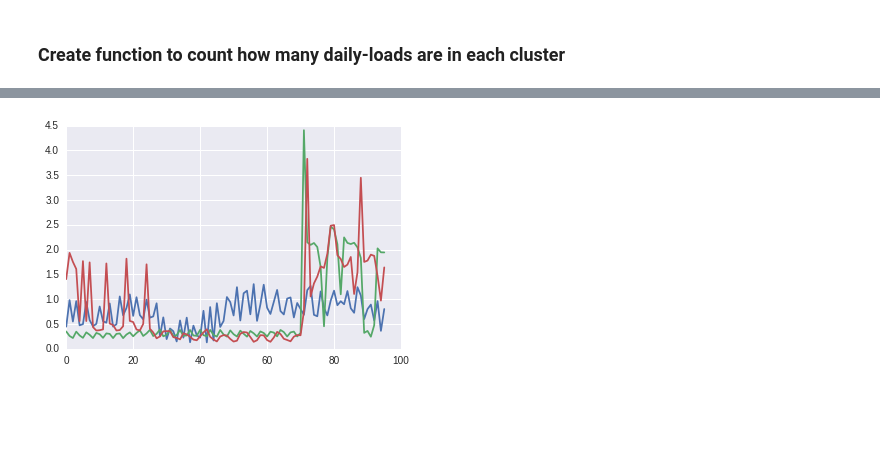
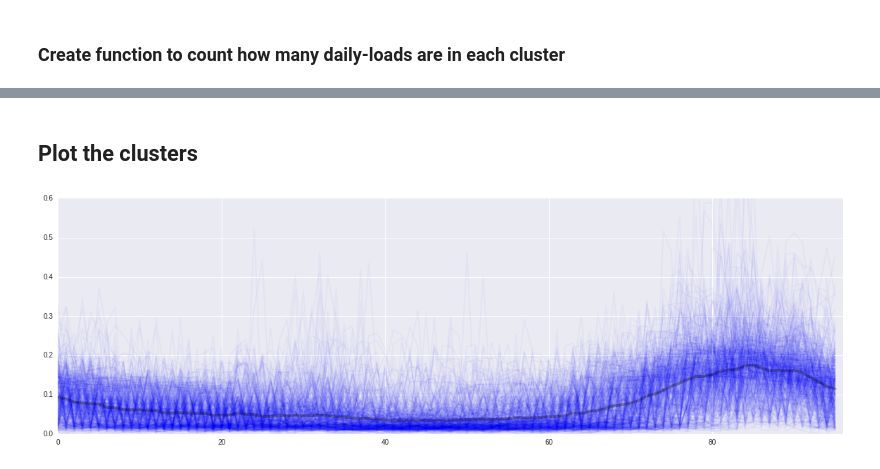
Before and after one commit to lucianoviola/energy_clustering, a Jupyter notebook: load_clustering.ipynb, the cells around one changed output, grey strips where cells are left out. Saved outputs shown, nothing was run; the diff lists cells and outputs as text; code cells hidden in the pictures; blank space fills up the shorter version.

```diff
--- a/load_clustering.ipynb
+++ b/load_clustering.ipynb
@@ -104,9 +106,11 @@ there are 216 different households
 ###  Create function to extract daily loads from the time-series
 # %%
 def extract_daily_load():
-     """parses the time-series to extract load measurements from one particular day for one particular house"""
+    """parses the time-series to extract load measurements
+     from one particular day for one particular house"""
 
-    load_data =[]
+    load_data = []
+
     for house in households:
         data_one_house = df3[df3['id'] == house]
 
@@ -136,8 +140,7 @@ There are 4702 day-loads in the dataset. Each containing 96 load measurements.
 Feature scaling is a method used to standardize the range of independent variables or features of data.
 The data wil be scaled into values between 0 and 1.
 # %%
-from sklearn.preprocessing import scale, MinMaxScaler
-min_max_scaler = MinMaxScaler()
-load_data_scaled = min_max_scaler.fit_transform(load_data)
+from sklearn.preprocessing import normalize
+load_data_scaled = normalize(load_data)
 load_data_scaled
 # %% [output]
@@ -228,13 +189,21 @@ plt.show()
-# %%
-house_101 = df3[df3['id'] == 101]
-house_101_day_1 = house_101[(house_101['day_of_month']==1) & (house_101['type_day']==3)]
-house_994 = df3[df3['id'] == 994]
-house_994_day_1 = house_994[(house_994['day_of_month']==1) & (house_994['type_day']==3)]
-house_1350 = df3[df3['id'] == 1350]
-house_1350_day_1 = house_1350[(house_1350['day_of_month']==1) & (house_1350['type_day']==3)]
-plt.plot(house_101_day_1.energy_use.values)
-plt.plot(house_994_day_1.energy_use.values)
-plt.plot(house_1350_day_1.energy_use.values)
-plt.show()
-# %% [output]
-[figure, removed]
+# %% [markdown]
+## Plot the clusters
+# %%
+import matplotlib.pylab as pylab
+pylab.rcParams['figure.figsize'] = 20, 6  # that's default image size for this interactive session
+# %%
+# Cluster 0
+all_data = []
+for x,y in zip(load_data_scaled,prediction):
+        if y == 0:
+            all_data.append(x)
+            plt.plot(x,alpha=0.03,color="blue")
+            plt.ylim(0,0.6)
+            plt.xlim(0,96)
+
+all_data_array = np.array(all_data)
+mean0 = all_data_array.mean(axis=0)
+plt.plot(mean0, alpha=0.3, color="black",linewidth=4)
+plt.show()
+# %% [output]
+[figure, added]
```
Also changed, not shown: parts of 17 cells of this notebook.
